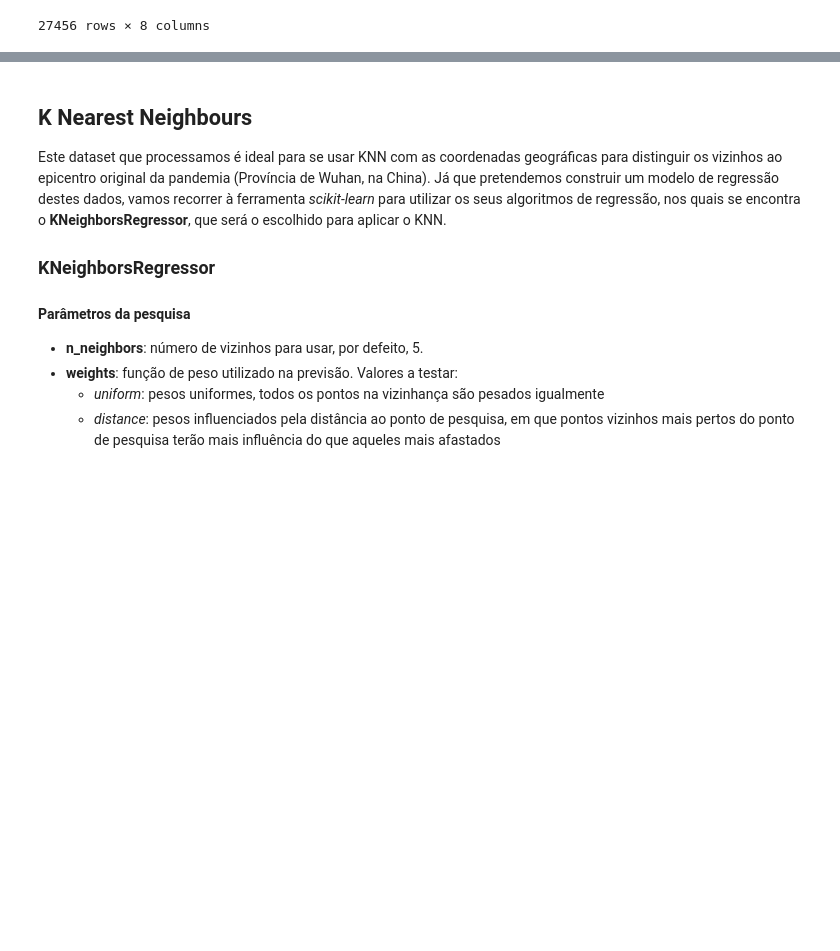
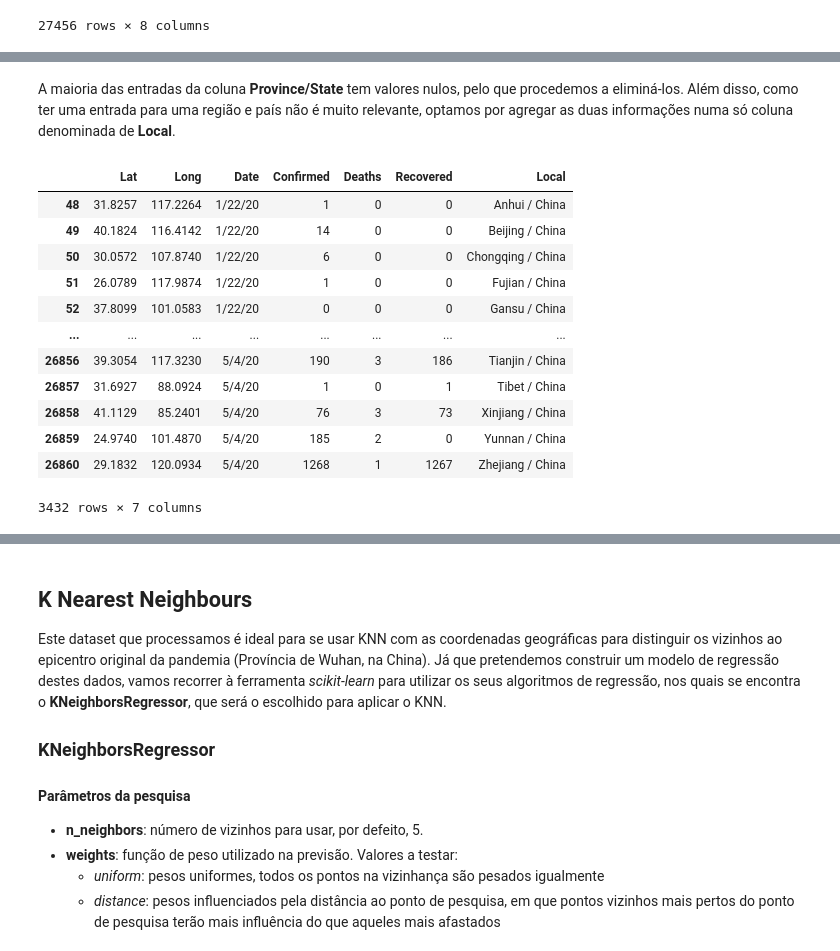
Before and after one commit to JoaoRicardoCardoso/MIEIC_IART_19_PROJ, a Jupyter notebook: PROJ2/Distance.Epi.ipynb, the cells around one changed output, grey strips where cells are left out. Saved outputs shown, nothing was run; the diff lists cells and outputs as text; code cells hidden in the pictures; blank space fills up the shorter version.

```diff
--- a/PROJ2/Distance.Epi.ipynb
+++ b/PROJ2/Distance.Epi.ipynb
@@ -62,3 +62,25 @@ covid_data
+# %% [markdown]
+A maioria das entradas da coluna **Province/State** tem valores nulos, pelo que procedemos a eliminá-los. Além disso, como ter uma entrada para uma região e país não é muito relevante, optamos por agregar as duas informações numa só coluna denominada de **Local**.
 # %%
+import numpy as np
+
+covid_data['Province/State'] = covid_data.replace(np.nan, '', regex=True)
 cols = ['Province/State', 'Country/Region']
-covid_data['Local'] = covid_data[cols].apply(lambda row: ''.join(row.values.astype(str)), axis=1)
+covid_data['Local'] = covid_data[cols].apply(lambda row: ' / '.join(row.values.astype(str)) if row.values[0] != '' else ''.join(row.values.astype(str)), axis=1)
+del covid_data['Province/State']
+del covid_data['Country/Region']
+covid_data
+# %% [output]
+|  | Lat | Long | Date | Confirmed | Deaths | Recovered | Local |
+| 48 | 31.8257 | 117.2264 | 1/22/20 | 1 | 0 | 0 | Anhui / China |
+| 49 | 40.1824 | 116.4142 | 1/22/20 | 14 | 0 | 0 | Beijing / China |
+| 50 | 30.0572 | 107.8740 | 1/22/20 | 6 | 0 | 0 | Chongqing / China |
+| 51 | 26.0789 | 117.9874 | 1/22/20 | 1 | 0 | 0 | Fujian / China |
+| 52 | 37.8099 | 101.0583 | 1/22/20 | 0 | 0 | 0 | Gansu / China |
+| ... | ... | ... | ... | ... | ... | ... | ... |
+| 26856 | 39.3054 | 117.3230 | 5/4/20 | 190 | 3 | 186 | Tianjin / China |
+| 26857 | 31.6927 | 88.0924 | 5/4/20 | 1 | 0 | 1 | Tibet / China |
+| 26858 | 41.1129 | 85.2401 | 5/4/20 | 76 | 3 | 73 | Xinjiang / China |
+| 26859 | 24.9740 | 101.4870 | 5/4/20 | 185 | 2 | 0 | Yunnan / China |
+| 26860 | 29.1832 | 120.0934 | 5/4/20 | 1268 | 1 | 1267 | Zhejiang / China |
+3432 rows × 7 columns
```
Also changed, not shown: parts of 13 cells of this notebook, 1 other file.
